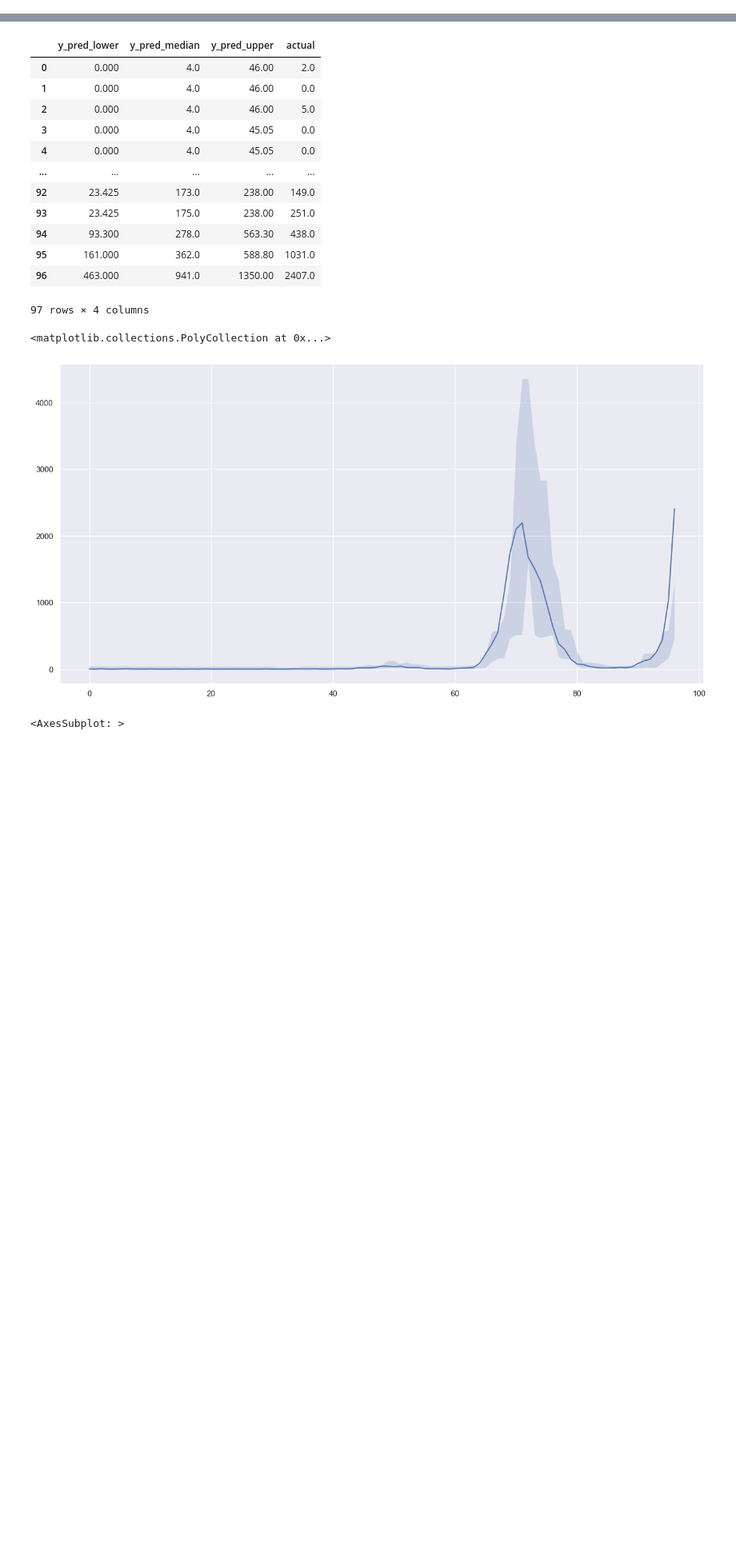
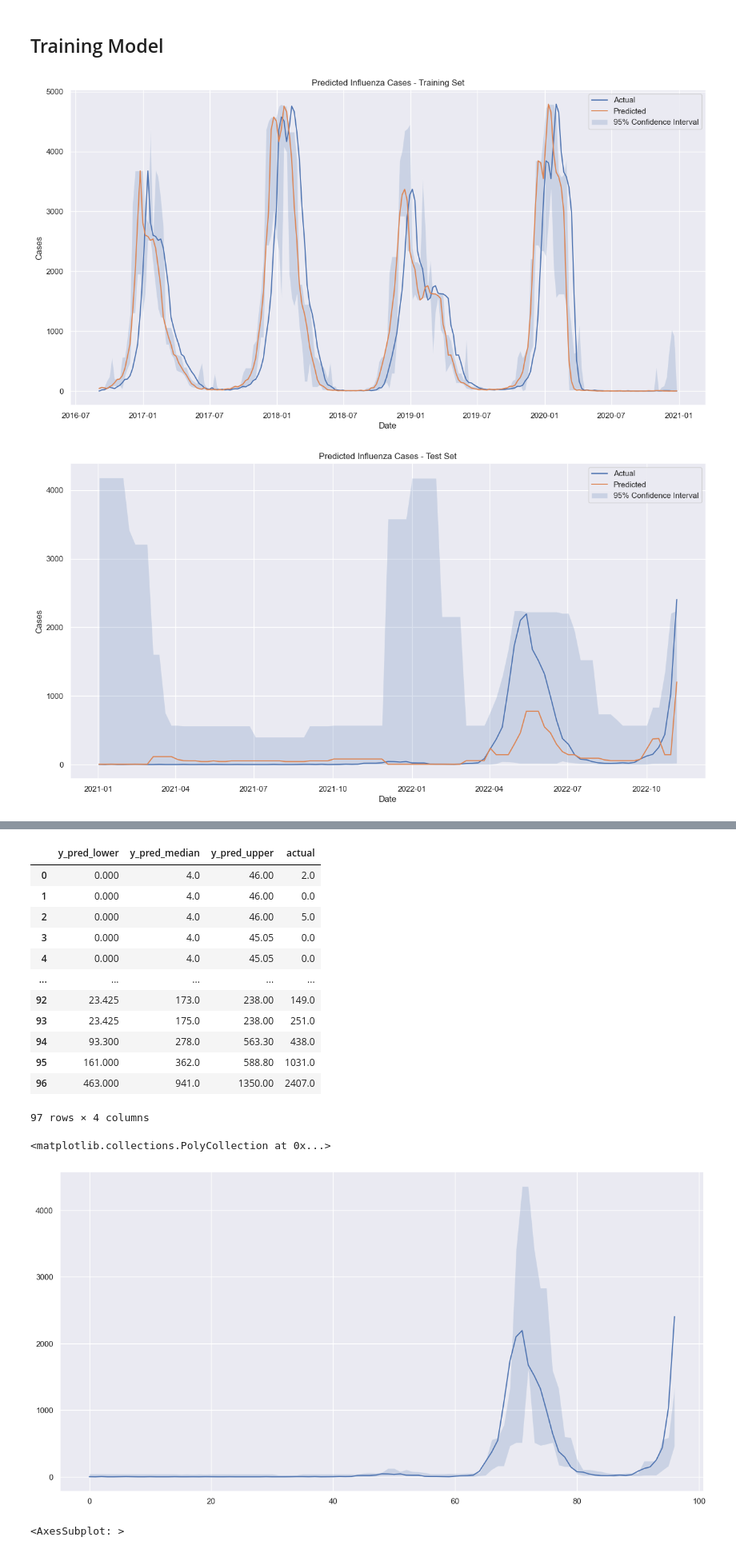
Before and after one commit to jess-moloney/LHL_final_project_influenza_forecasting, a Jupyter notebook: notebooks/Pipeline_v4.ipynb, the cells around one changed output, grey strips where cells are left out. Shown at 80% size. Cells and saved outputs as stored; diff of their text form; code cells hidden in the pictures; blank space fills up the shorter version.

Commit message:
work on confidence intervals

```diff
--- a/notebooks/Pipeline_v4.ipynb
+++ b/notebooks/Pipeline_v4.ipynb
@@ -298,4 +309,6 @@ df = df.drop(columns=['Total Cases','index','week','year'])
 df_to_predict = df.iloc[-1,4:]
 df_to_predict = pd.DataFrame(df_to_predict).T
 
-df = df.dropna()
+df_to_plot = df.dropna()
+
+df = df.drop(columns='Week Ending').dropna()
@@ -303,6 +318,7 @@ df = df.dropna()
 train_size = int(len(df) *.7)
 test_size = len(df) - train_size
 train, test = df[0:train_size], df[train_size:len(df)]
+train_plot, test_plot = df_to_plot[0:train_size], df_to_plot[train_size:len(df_to_plot)]
 
 train_y = train[['y1','y2','y3','y4']]
 train_X = train.drop(columns=['y1','y2','y3','y4'])
@@ -398,0 +332,59 @@ MSE:  69332.83762886598
+# %% [markdown]
+## Training Model
+# %%
+numeric_transform = Pipeline([('scaling', MinMaxScaler())])
+
+categorical_transform = Pipeline([('one-hot-encode', OneHotEncoder(sparse=False))])
+
+ct = make_column_transformer(
+    (categorical_transform, cat_feats),
+    (numeric_transform, num_feats),
+    remainder='passthrough')
+
+pipeline = Pipeline(steps=[('preprocessing', ct),
+                          ('model', RandomForestQuantileRegressor(n_estimators=100, random_state=2023))])
+
+week1 = pipeline.fit(train_X, train_y['y1'])
+week2 = pipeline.fit(train_X, train_y['y2'])
+week3 = pipeline.fit(train_X, train_y['y3'])
+week4 = pipeline.fit(train_X, train_y['y4'])
+
+# Get predictions at 95% prediction intervals and median.
+week = 1
+for model in [week1, week2, week3, week4]:
+
+    preds_train = model.predict(train_X, quantiles=[0.025, 0.5, 0.975])
+    preds_train = pd.DataFrame(preds_train)
+    preds_train = preds_train.rename(columns={0:'preds_train_lower',1:'preds_train_median',2:'preds_train_upper'})
+    preds_train['actual'] = train_y['y'+str(week)].values
+    preds_train['date'] = train_plot['Week Ending'].values
+    preds_train = preds_train.set_index('date')
+
+    fig, ax = plt.subplots()
+    ax.plot(preds_train.index, preds_train['actual'], '-', label='Actual')
+    ax.plot(preds_train.index, preds_train['preds_train_median'], label='Predicted')
+    ax.fill_between(preds_train.index, preds_train['preds_train_lower'], preds_train['preds_train_upper'], alpha=0.2, label='95% Confidence Interval')
+    ax.legend()
+    ax.set_title('Predicted Influenza Cases - Training Set')
+    ax.set_xlabel('Date')
+    ax.set_ylabel('Cases')
+
+    preds_test = model.predict(test_X, quantiles=[0.025, 0.5, 0.975])
+    preds_test = pd.DataFrame(preds_test)
+    preds_test = preds_test.rename(columns={0:'preds_test_lower',1:'preds_test_median',2:'preds_test_upper'})
+    preds_test['actual'] = test_y['y'+str(week)].values
+    preds_test['date'] = test_plot['Week Ending'].values
+    preds_test = preds_test.set_index('date')
+
+    fig, ax = plt.subplots()
+    ax.plot(preds_test.index, preds_test['actual'], '-', label='Actual')
+    ax.plot(preds_test.index, preds_test['preds_test_median'], label='Predicted')
+    ax.fill_between(preds_test.index, preds_test['preds_test_lower'], preds_test['preds_test_upper'], alpha=0.2, label='95% Confidence Interval')
+    ax.legend()
+    ax.set_title('Predicted Influenza Cases - Test Set')
+    ax.set_xlabel('Date')
+    ax.set_ylabel('Cases')
+    week += 1
+# %% [output]
+[figure, added]
+[figure, added]
```
Also changed, not shown: parts of 16 cells of this notebook, 1 other file.
